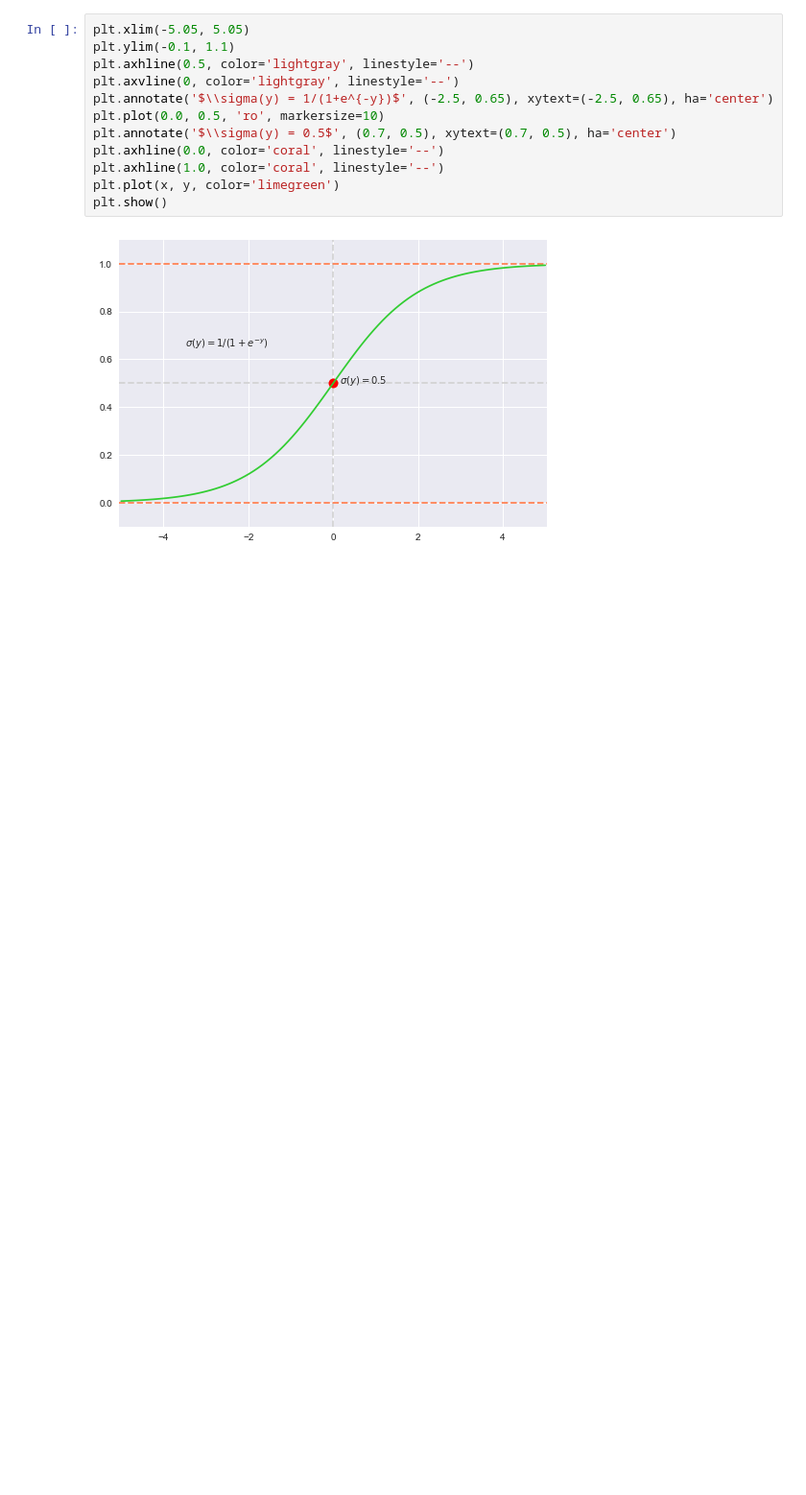
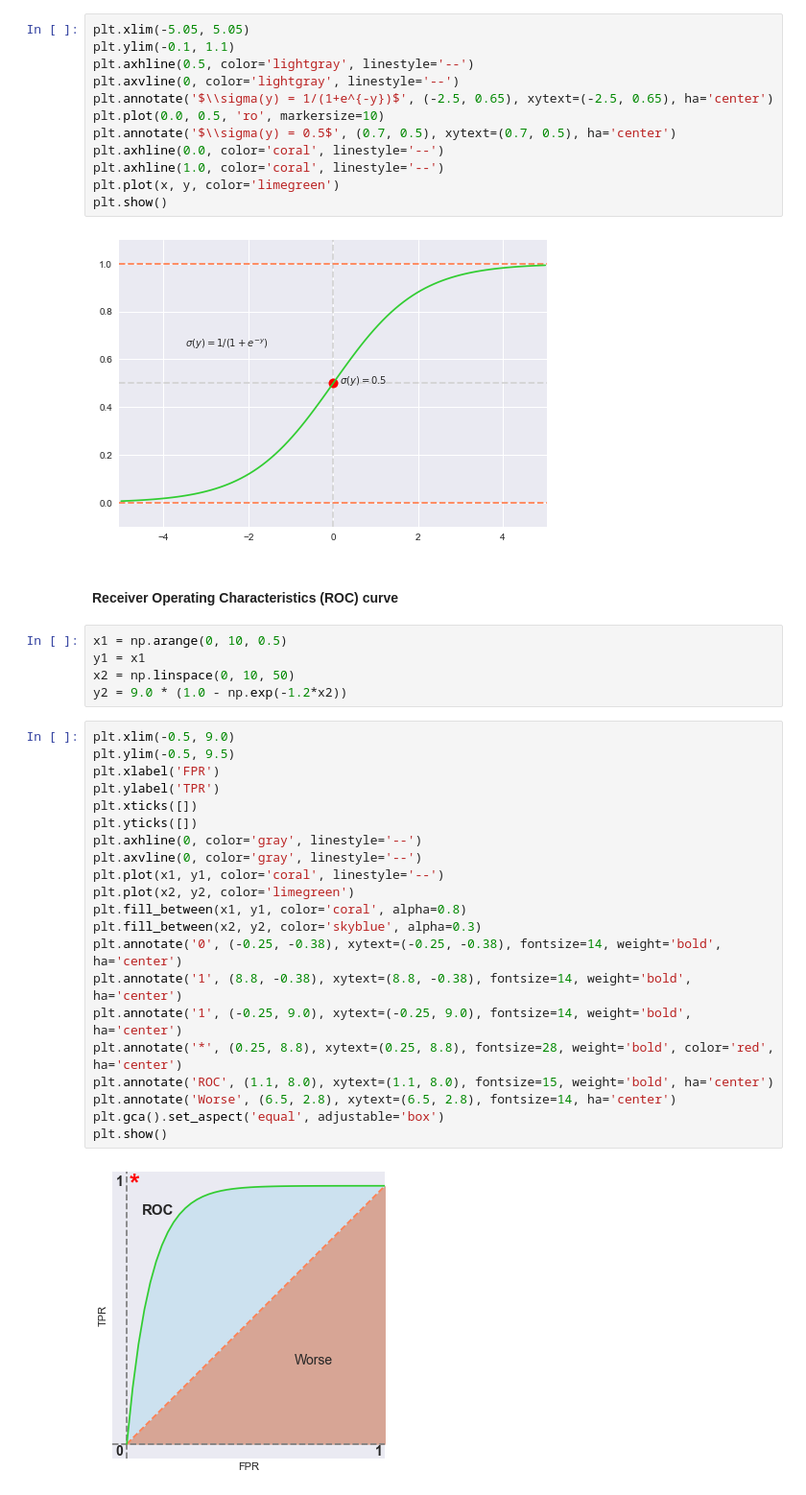
Before and after one commit to bhaskars-repo/MachineLearning, a Jupyter notebook: P7-Logistic.ipynb, the cells around one changed output. Shown: that part at 96% size. Cells and saved outputs as stored; diff of their text form; blank space fills up the shorter version.

```diff
--- a/P7-Logistic.ipynb
+++ b/P7-Logistic.ipynb
@@ -29,3 +28,33 @@ plt.plot(x, y, color='limegreen')
 plt.show()
 # %% [output]
 [figure]
+# %% [markdown]
+#### Receiver Operating Characteristics (ROC) curve
+# %%
+x1 = np.arange(0, 10, 0.5)
+y1 = x1
+x2 = np.linspace(0, 10, 50)
+y2 = 9.0 * (1.0 - np.exp(-1.2*x2))
+# %%
+plt.xlim(-0.5, 9.0)
+plt.ylim(-0.5, 9.5)
+plt.xlabel('FPR')
+plt.ylabel('TPR')
+plt.xticks([])
+plt.yticks([])
+plt.axhline(0, color='gray', linestyle='--')
+plt.axvline(0, color='gray', linestyle='--')
+plt.plot(x1, y1, color='coral', linestyle='--')
+plt.plot(x2, y2, color='limegreen')
+plt.fill_between(x1, y1, color='coral', alpha=0.8)
+plt.fill_between(x2, y2, color='skyblue', alpha=0.3)
+plt.annotate('0', (-0.25, -0.38), xytext=(-0.25, -0.38), fontsize=14, weight='bold', ha='center')
+plt.annotate('1', (8.8, -0.38), xytext=(8.8, -0.38), fontsize=14, weight='bold', ha='center')
+plt.annotate('1', (-0.25, 9.0), xytext=(-0.25, 9.0), fontsize=14, weight='bold', ha='center')
+plt.annotate('*', (0.25, 8.8), xytext=(0.25, 8.8), fontsize=28, weight='bold', color='red', ha='center')
+plt.annotate('ROC', (1.1, 8.0), xytext=(1.1, 8.0), fontsize=15, weight='bold', ha='center')
+plt.annotate('Worse', (6.5, 2.8), xytext=(6.5, 2.8), fontsize=14, ha='center')
+plt.gca().set_aspect('equal', adjustable='box')
+plt.show()
+# %% [output]
+[figure, added]
```
Also changed, not shown: parts of 1 cell of this notebook.
